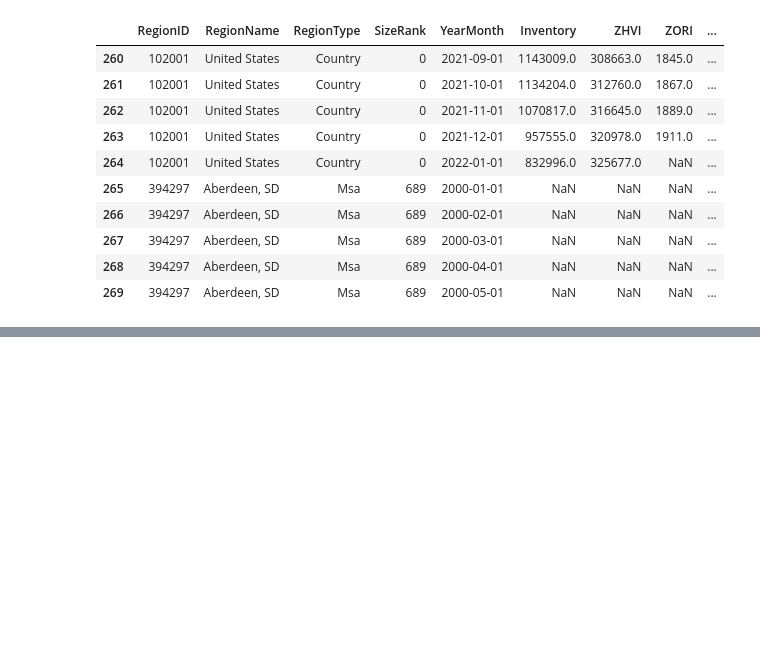
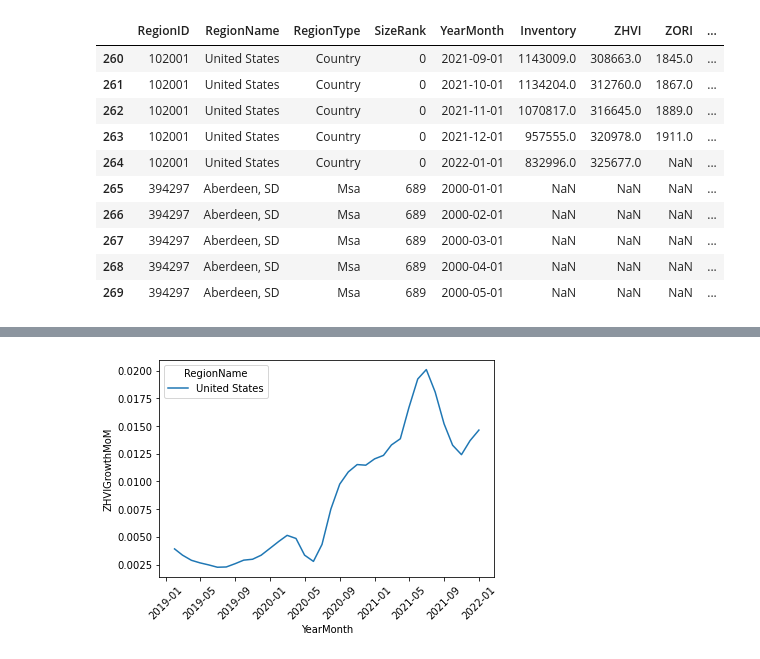
Before and after one commit to blsmxiu47/arcgis-notebooks, a Jupyter notebook: notebooks/housing_market/housing_market_analysis.ipynb, the cells around one changed output, grey strips where cells are left out. Drawn from its saved outputs; the diff is of its cells as text; code cells hidden in the pictures; blank space fills up the shorter version.

```diff
--- a/notebooks/housing_market/housing_market_analysis.ipynb
+++ b/notebooks/housing_market/housing_market_analysis.ipynb
@@ -719,0 +740,6 @@ merged_df.iloc[260:270]
+# %%
+plot_metric(merged_df.loc[merged_df['YearMonth'] > '2019-01'],
+            regions=['United States'],
+            metric='ZHVIGrowthMoM')
+# %% [output]
+[figure, added]
```
Also changed, not shown: parts of 4 cells of this notebook.
